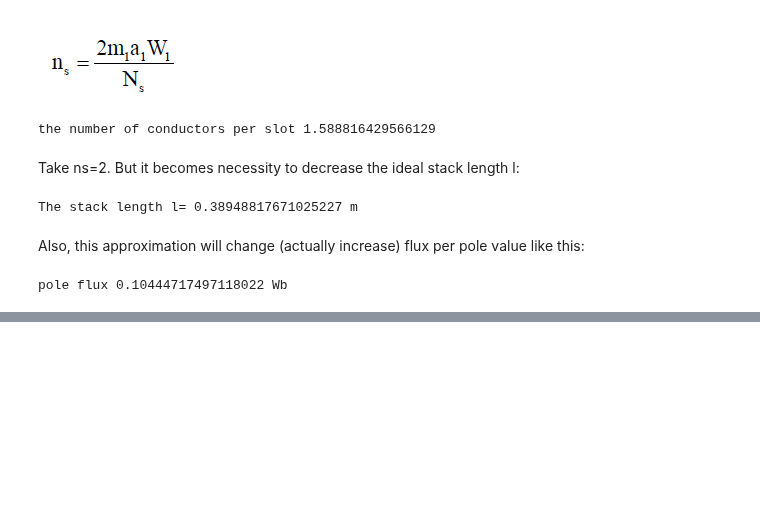
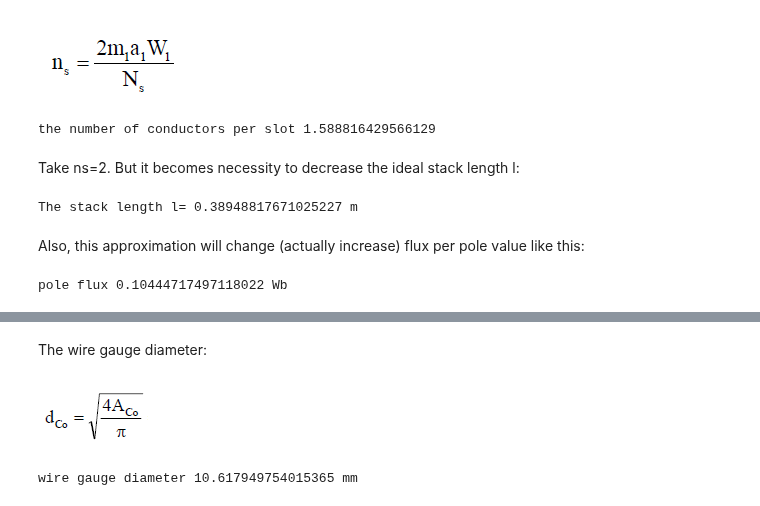
Before and after one commit to odtu/EE564, a Jupyter notebook: TRAIN/Doga/Design of a Train Traction Motor.ipynb, the cells around one changed output, grey strips where cells are left out. Drawn from its saved outputs; the diff is of its cells as text; code cells hidden in the pictures; blank space fills up the shorter version.

```diff
--- a/TRAIN/Doga/Design of a Train Traction Motor.ipynb
+++ b/TRAIN/Doga/Design of a Train Traction Motor.ipynb
@@ -275,0 +313,12 @@ pole flux 0.10444717497118022 Wb
+# %% [markdown]
+The wire gauge diameter:
+# %%
+from IPython.display import Image
+Image(filename='Images/wiregauge.png')
+# %% [output]
+[figure, added]
+# %%
+dco=math.sqrt (4*Aco/math.pi)
+print ('wire gauge diameter',dco,'mm')
+# %% [output]
+wire gauge diameter 10.617949754015365 mm
```
Also changed, not shown: parts of 16 cells of this notebook, 6 other files.
